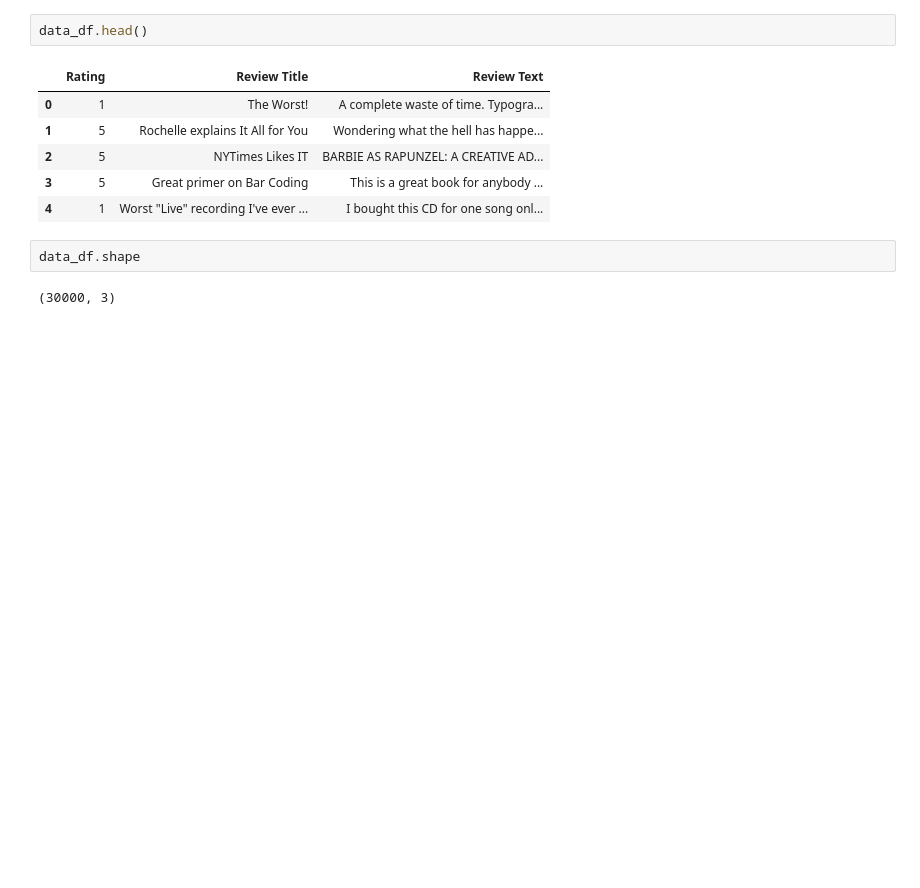
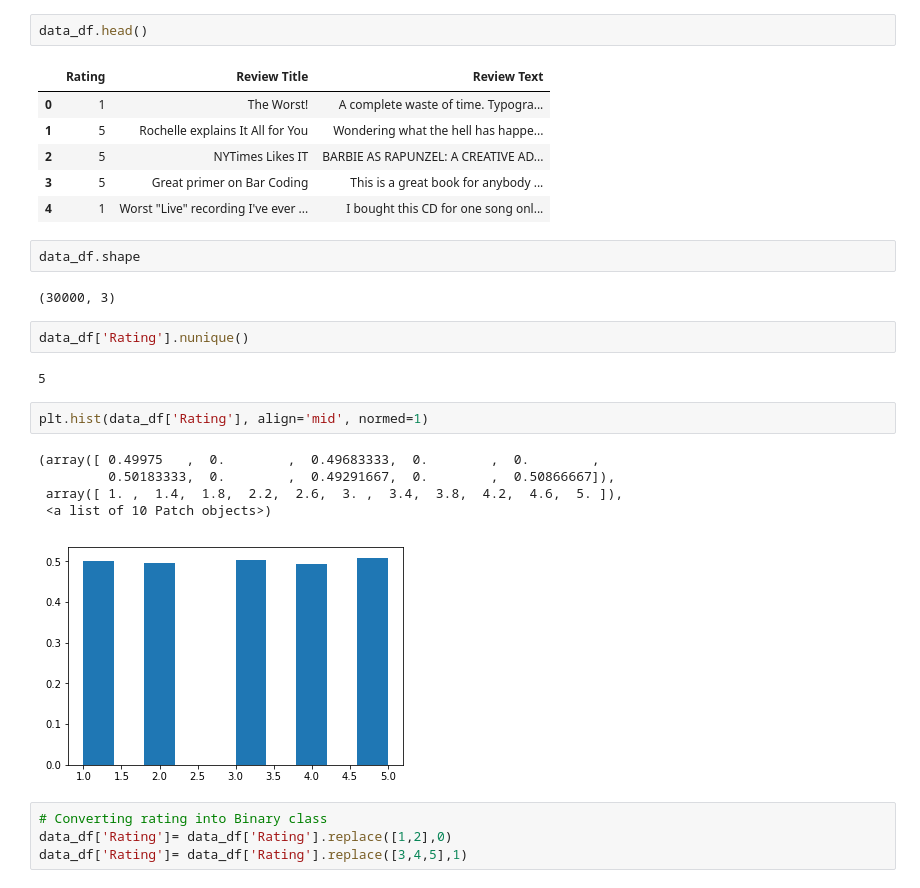
Before and after one commit to rajeshgupta88/Amazon_SentimentAnalysis, a Jupyter notebook: AmazonReviews_BasicModels.ipynb, the cells around one changed output. Cells and saved outputs as stored; diff of their text form; blank space fills up the shorter version.

```diff
--- a/AmazonReviews_BasicModels.ipynb
+++ b/AmazonReviews_BasicModels.ipynb
@@ -36,3 +44,19 @@ data_df.head()
 data_df.shape
 # %% [output]
 (30000, 3)
+# %%
+data_df['Rating'].nunique()
+# %% [output]
+5
+# %%
+plt.hist(data_df['Rating'], align='mid', normed=1)
+# %% [output]
+(array([ 0.49975   ,  0.        ,  0.49683333,  0.        ,  0.        ,
+         0.50183333,  0.        ,  0.49291667,  0.        ,  0.50866667]),
+ array([ 1. ,  1.4,  1.8,  2.2,  2.6,  3. ,  3.4,  3.8,  4.2,  4.6,  5. ]),
+ <a list of 10 Patch objects>)
+[figure, added]
+# %%
+# Converting rating into Binary class
+data_df['Rating']= data_df['Rating'].replace([1,2],0)
+data_df['Rating']= data_df['Rating'].replace([3,4,5],1)
```
Also changed, not shown: parts of 29 cells of this notebook.
